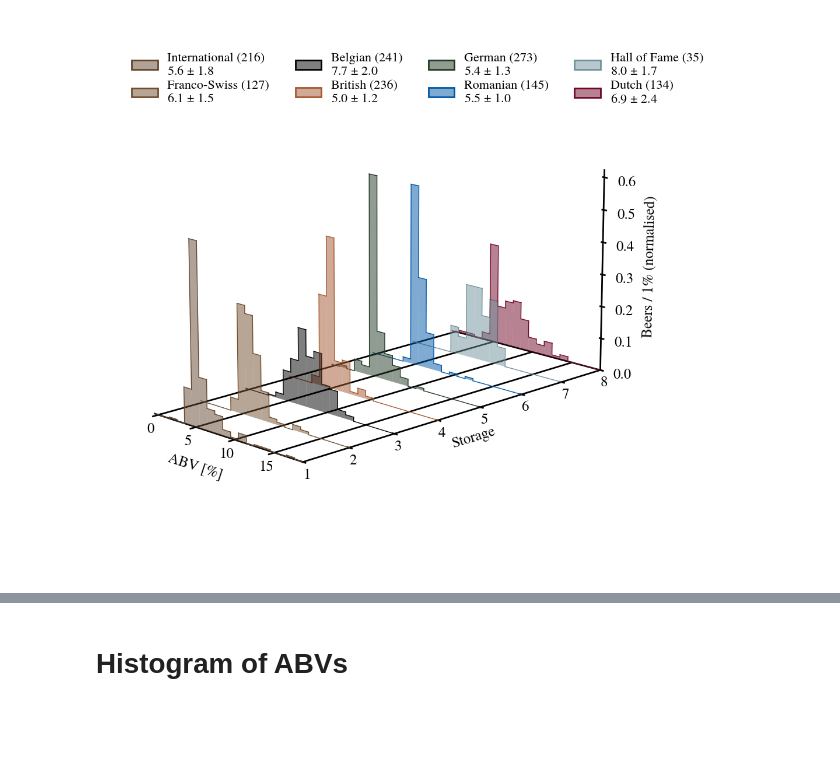
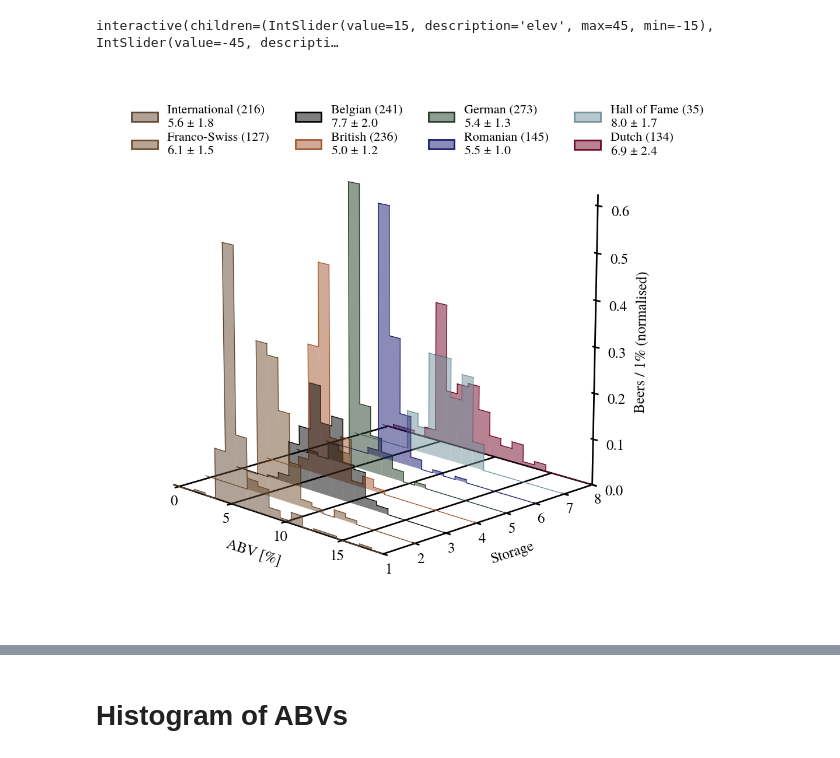
Before and after one commit to RDMoise/many-beers, a Jupyter notebook: studyBeers.ipynb, the cells around one changed output, grey strips where cells are left out. Saved outputs shown, nothing was run; the diff lists cells and outputs as text; code cells hidden in the pictures; blank space fills up the shorter version.

```diff
--- a/studyBeers.ipynb
+++ b/studyBeers.ipynb
@@ -51,7 +71,7 @@ sChonkyBrown2 = Storage("Chonky brown 2", 650, "Franco-Swiss", rgb(113,78,45))
 sTallBlack = Storage("Tall black", 400, "Belgian", 'black')
 sBigBrown = Storage("Big brown", 300, "British", rgb(165,87,49))
 sGreen = Storage("Green", 300, "German", rgb(34,58,36))
-sBlue = Storage("Blue", 200, "Romanian", clr.LHCbdblue)
+sBlue = Storage("Blue", 200, "Romanian", 'midnightblue')
 sWhite = Storage("White", 200, "Hall of Fame", clr.onidgrey)
 sRed = Storage("Red", 100, "Dutch", clr.claret)
 
@@ -85,24 +103,12 @@ plt.show()
 binning = np.linspace(-.5,18.5,20)
 nStorage = 8 + 1
 
-# patch to adjust code for margins in 3D projections
-###patch start###
-from mpl_toolkits.mplot3d.axis3d import Axis
-if not hasattr(Axis, "_get_coord_info_old"):
-    def _get_coord_info_new(self, renderer):
-        mins, maxs, centers, deltas, tc, highs = self._get_coord_info_old(renderer)
-        mins += deltas / 4
-        maxs -= deltas / 4
-        return mins, maxs, centers, deltas, tc, highs
-    Axis._get_coord_info_old = Axis._get_coord_info
-    Axis._get_coord_info = _get_coord_info_new
-###patch end###
-
 fig = plt.figure(figsize=(16,9))
 ax = fig.add_axes([0,0,1,1], projection='3d')
 ax.margins(x=0, y=0, z=0)
 ax.set_box_aspect([3,6,3])
 ax.view_init(elev=15, azim=-45)
+# ax.view_init(elev=30, azim=-60)
 ax.minorticks_off()
 ax.zaxis.set_minor_locator(plt.NullLocator())
 # ax.autoscale(axis='y', tight=False)
@@ -112,33 +118,43 @@ ax.w_xaxis.set_pane_color((1.0, 1.0, 1.0, 1.0))
 ax.w_yaxis.set_pane_color((1.0, 1.0, 1.0, 1.0))
 ax.w_zaxis.set_pane_color((1.0, 1.0, 1.0, 1.0))
 
 for division in [0, 5, 10, 15,]: ax.plot([division]*(nStorage-1), range(1, nStorage), c='black', lw=2)
 ax.plot([0, binning[-1]], [nStorage-1, nStorage-1], c='black', lw=2)
 ax.set_xlabel('ABV [%]', labelpad=10)
 ax.set_ylabel("Storage", labelpad=10)
 ax.set_zlabel("Beers / 1% (normalised)", labelpad=15)
 
 ax.grid(False)
 plt.tick_params(axis='both', which='both', pad=0)
 plt.tick_params(axis='z', which='both', pad=9)
 applyUniformFont(ax, 18, in3d=True)
 
 for i, storage in enumerate([sChonkyBrown, sChonkyBrown2, sTallBlack, sBigBrown, sGreen, sBlue, sWhite, sRed]):
     dS = df[df.Storage == storage.name]
     hABV, _ = np.histogram(dS.ABV, binning)
     norm = sum(hABV)*(binning[1]-binning[0])
 
     muABV = np.mean(dS.ABV)
     stdABV = np.std(dS.ABV)
 
     ax.bar(binning[:-1], hABV/norm, width=binning[1]-binning[0], color=storage.colour, align='edge', zs=i+1, zdir='y', alpha=.5)
     # Add outlines at the top of the bars
     for j in range(len(binning)-1):
         ax.plot([binning[j], binning[j+1]], [hABV[j]/norm, hABV[j]/norm], zs=i+1, zdir='y', color=storage.colour, linewidth=1)
         ax.plot([binning[j], binning[j]], [hABV[j]/norm, hABV[j-1]/norm], zs=i+1, zdir='y', color=storage.colour, linewidth=1)
 
 plotOrderedLegend(list(range(len(ps))), ps, ls, loc='upper left', fontsize=16, kwargs=dict(ncol=4))
-plt.show()
+
+def update(elev=15, azim=-45):
+    ax.view_init(elev, azim)
+    fig.canvas.draw_idle()
+    fig.canvas.draw()
+
+interact(update);
+
+
+# plt.show()
 # %% [output]
+interactive(children=(IntSlider(value=15, description='elev', max=45, min=-15), IntSlider(value=-45, descripti…
-[figure, old version]
+[figure, new version]
 # %%
```
Also changed, not shown: parts of 5 cells of this notebook, 19 other files.
